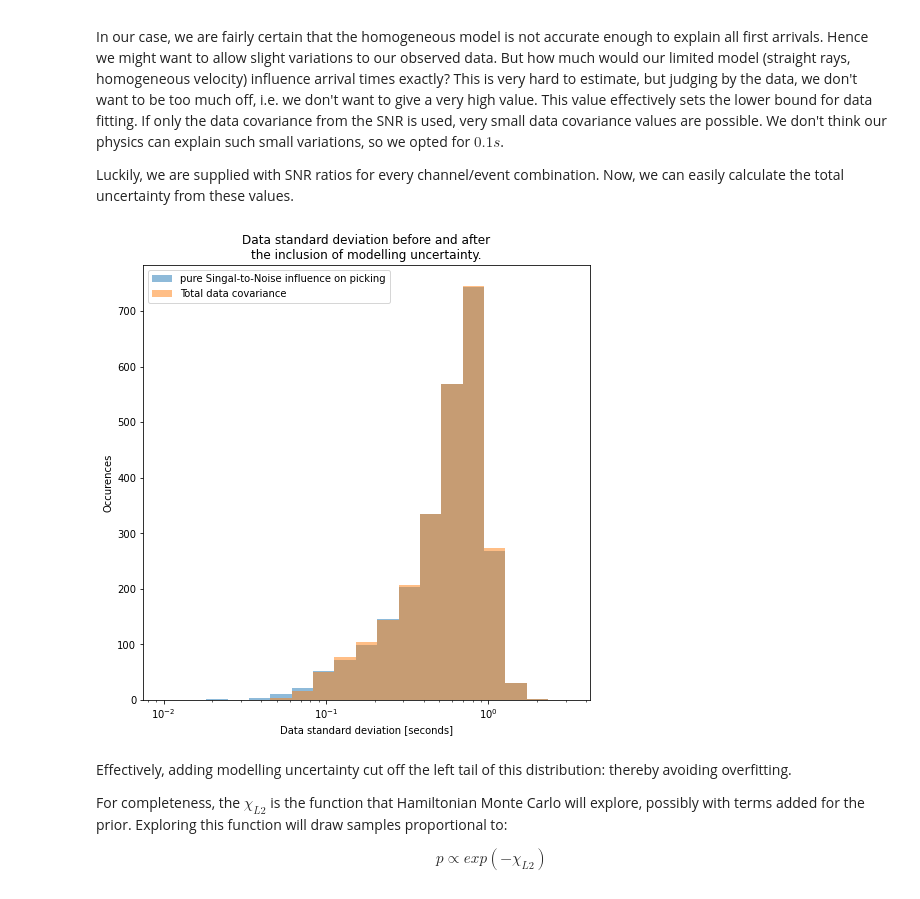
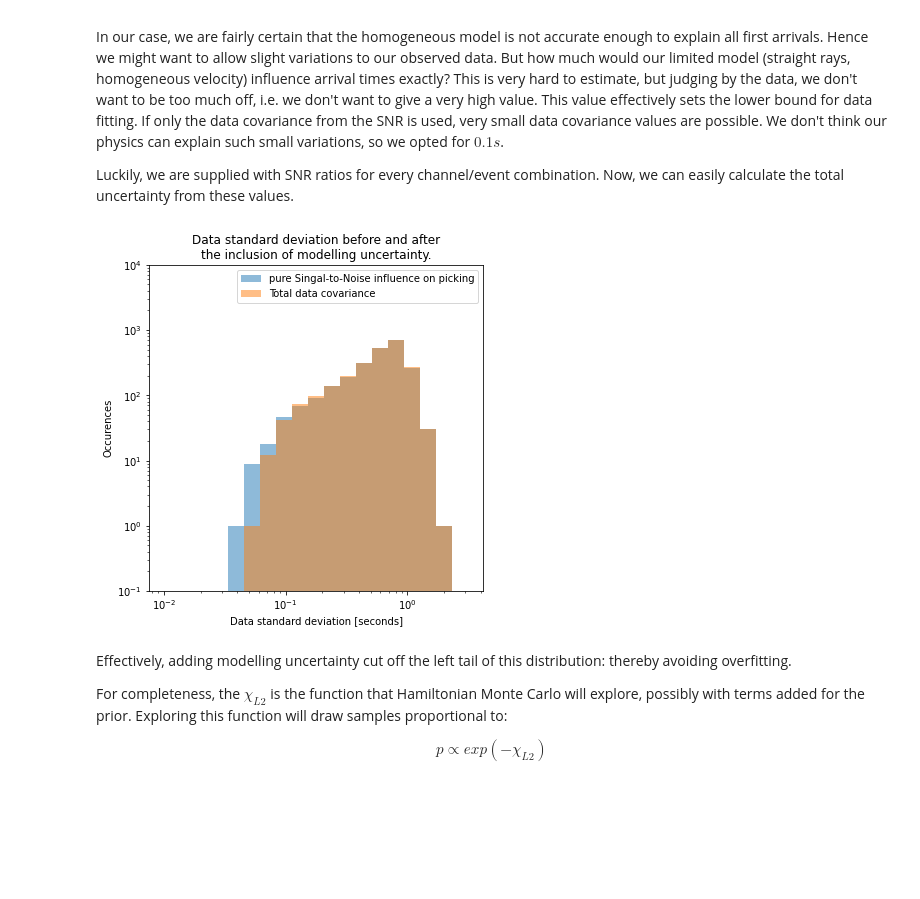
Before and after one commit to larsgeb/hmclab, a Jupyter notebook: notebooks/examples/Locating quakes.ipynb, the cells around one changed output. Saved outputs shown, nothing was run; the diff lists cells and outputs as text; code cells hidden in the pictures; blank space fills up the shorter version.

```diff
--- a/notebooks/examples/Locating quakes.ipynb
+++ b/notebooks/examples/Locating quakes.ipynb
@@ -28,9 +28,10 @@ from matplotlib.colors import LogNorm
 
 
 # Alter to make the plots size appropriate for your screen
-figsize = (4, 4)
-figsize_double = (8, 4)
-figsize_triple = (24, 8)
+figsize = (6, 6)
+figsize_double = (12, 6)
+figsize_32 = (18, 12)
+figsize_triple = (18, 6)
 # %% [markdown]
 ## Intro
 # %% [markdown]
@@ -185,12 +278,17 @@ _ = ax2.legend()
 # %% [markdown]
 We have pre-processed all the data in the `data/` folder. The notebook in that folder contains the pre-processing steps.
 # %%
-data_array = numpy.load("locatingquakes/data/data_array.npy")
-uncertainty_array = numpy.load("locatingquakes/data/uncertainty_array.npy")
-snr_array = numpy.load("locatingquakes/data/snr_array.npy")
+events_to_use = [1, 3, 4, 5, 6, 8, 10]
+
+data_array = numpy.load("locatingquakes/data/data_array.npy")[:, events_to_use]
+uncertainty_array = numpy.load("locatingquakes/data/uncertainty_array.npy")[
+    :, events_to_use
+]
+snr_array = numpy.load("locatingquakes/data/snr_array.npy")[:, events_to_use]
 event_descriptions = [
     file.split(".")[0] for file in list(numpy.load("locatingquakes/data/csv_files.npy"))
 ]
+event_descriptions = list(numpy.array(event_descriptions)[events_to_use])
 
 n_events = data_array.shape[1]
 # %% [markdown]
@@ -217,35 +315,36 @@ Luckily, we are supplied with SNR ratios for every channel/event combination. No
 modelling_variance = 0.05**2
 
 data_covariance = 1.0 / snr_array + modelling_variance
 
 logbins = numpy.logspace(-2, 0.5, 20)
 
 plt.figure(figsize=figsize)
 plt.title(
     "Data standard deviation before and after\nthe inclusion of modelling uncertainty."
 )
 
 _ = plt.hist(
     ((1.0 / snr_array) ** 0.5).flatten(),
     bins=logbins,
     alpha=0.5,
     label="pure Singal-to-Noise influence on picking",
 )
 
 _ = plt.hist(
     (data_covariance**0.5).flatten(),
     bins=logbins,
     alpha=0.5,
     label="Total data covariance",
 )
 
-
 plt.gca().set_xscale("log")
+plt.gca().set_yscale("log")
+plt.ylim([1e-1, 1e4])
 plt.legend()
 _ = plt.ylabel("Occurences")
 _ = plt.xlabel("Data standard deviation [seconds]")
 # %% [output]
-[figure, old version]
+[figure, new version]
 # %% [markdown]
 Effectively, adding modelling uncertainty cut off the left tail of this distribution: thereby avoiding overfitting.
 
```
Also changed, not shown: parts of 25 cells of this notebook.
